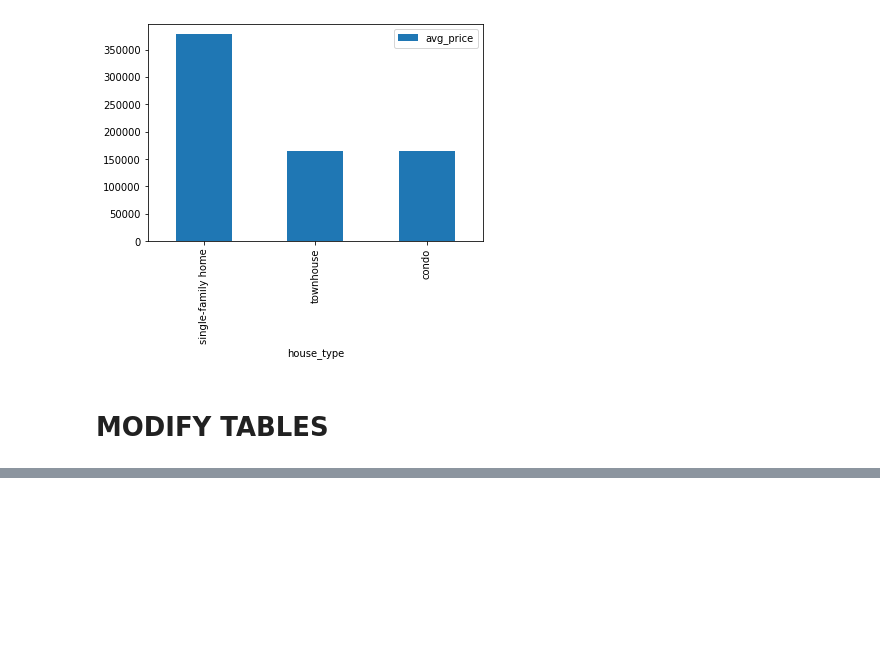
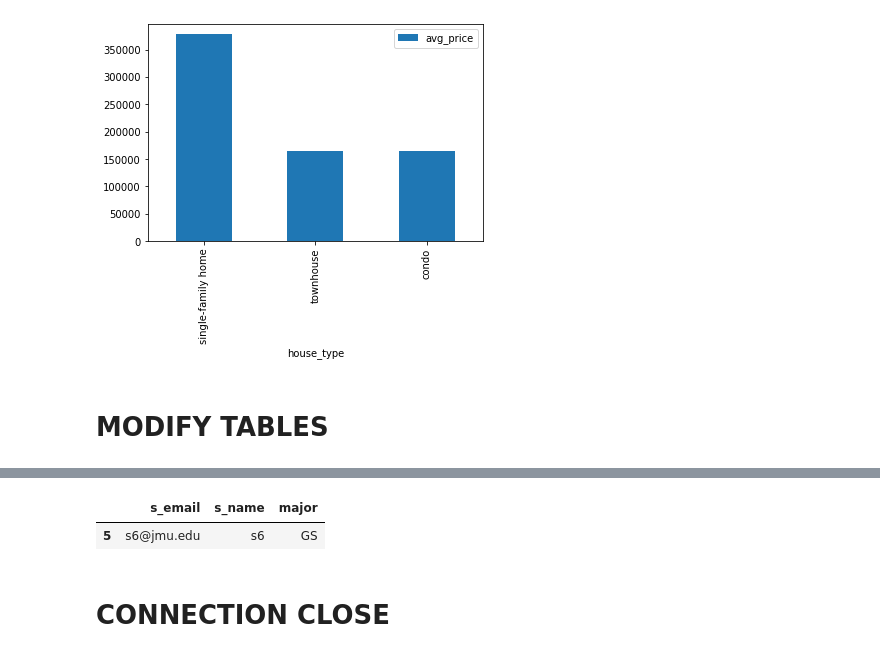
Before and after one commit to saclolcr/ia340, a Jupyter notebook: Lec4.ipynb, the cells around one changed output, grey strips where cells are left out. Saved outputs shown, nothing was run; the diff lists cells and outputs as text; code cells hidden in the pictures; blank space fills up the shorter version.

Commit message:
query and modify tabes db

```diff
--- a/Lec4.ipynb
+++ b/Lec4.ipynb
@@ -180,0 +179,7 @@ LINE 2:             insert into demo.student(s_email,s_name,major)
+# %%
+df=pandas.read_sql_query('select * from gp23.student',conn)
+
+df[-1:]
+# %% [output]
+|  | s_email | s_name | major |
+| 5 | s6@jmu.edu | s6 | GS |
@@ -180,0 +190,2 @@ LINE 2:             insert into demo.student(s_email,s_name,major)
+# %% [markdown]
+# CONNECTION CLOSE
```
Also changed, not shown: parts of 6 cells of this notebook.
